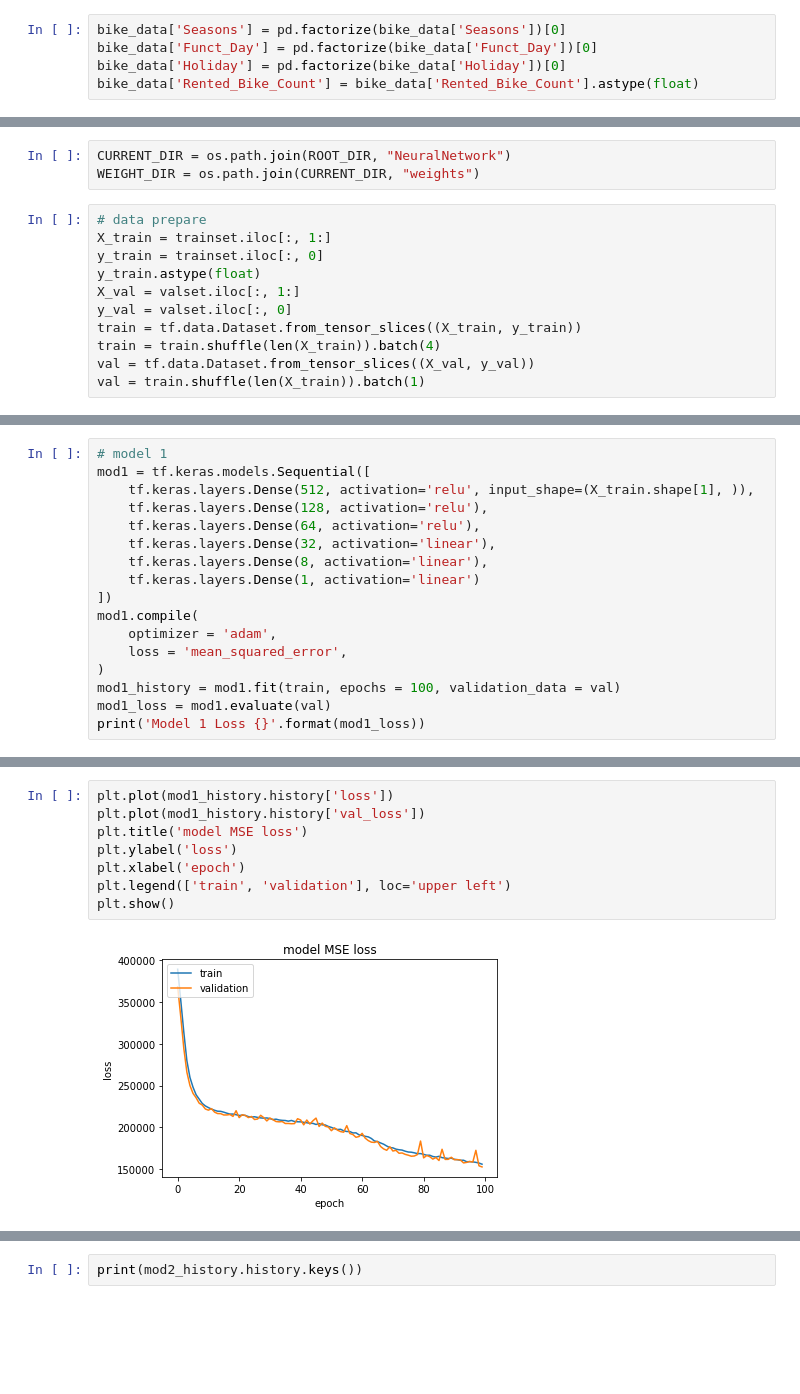
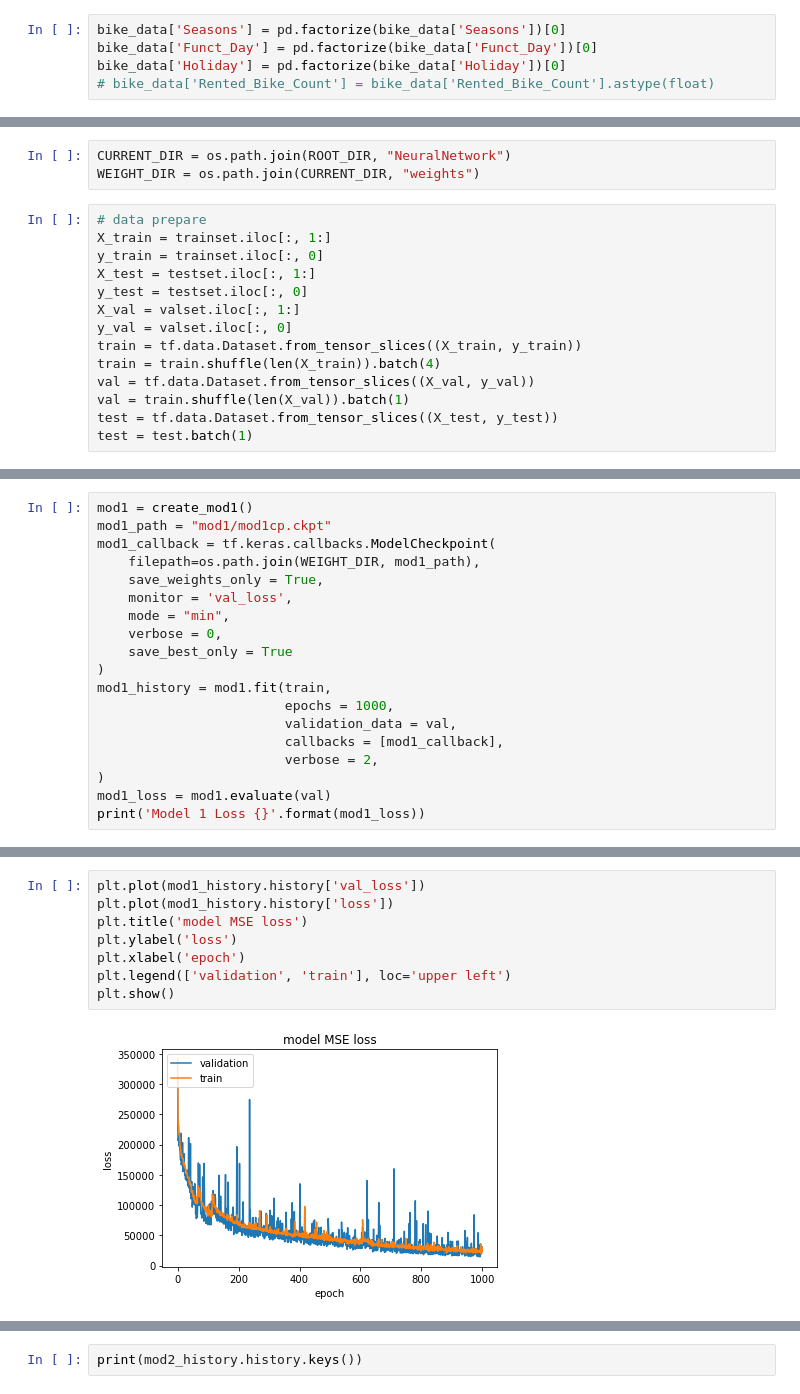
Before and after one commit to zwang0/finalproject_group13, a Jupyter notebook: NeuralNetwork/DeepNeuralNetwork.ipynb, the cells around one changed output, grey strips where cells are left out. Saved outputs shown, nothing was run; the diff lists cells and outputs as text; blank space fills up the shorter version.

```diff
--- a/NeuralNetwork/DeepNeuralNetwork.ipynb
+++ b/NeuralNetwork/DeepNeuralNetwork.ipynb
@@ -54,7 +55,7 @@ bike_data.head()
 bike_data['Seasons'] = pd.factorize(bike_data['Seasons'])[0]
 bike_data['Funct_Day'] = pd.factorize(bike_data['Funct_Day'])[0]
 bike_data['Holiday'] = pd.factorize(bike_data['Holiday'])[0]
-bike_data['Rented_Bike_Count'] = bike_data['Rented_Bike_Count'].astype(float)
+# bike_data['Rented_Bike_Count'] = bike_data['Rented_Bike_Count'].astype(float)
 # %%
 bike_data.head()
 # %% [output]
@@ -81,10 +82,13 @@ WEIGHT_DIR = os.path.join(CURRENT_DIR, "weights")
 # data prepare
 X_train = trainset.iloc[:, 1:]
 y_train = trainset.iloc[:, 0]
-y_train.astype(float)
+X_test = testset.iloc[:, 1:]
+y_test = testset.iloc[:, 0]
 X_val = valset.iloc[:, 1:]
 y_val = valset.iloc[:, 0]
 train = tf.data.Dataset.from_tensor_slices((X_train, y_train))
 train = train.shuffle(len(X_train)).batch(4)
 val = tf.data.Dataset.from_tensor_slices((X_val, y_val))
-val = train.shuffle(len(X_train)).batch(1)
+val = train.shuffle(len(X_val)).batch(1)
+test = tf.data.Dataset.from_tensor_slices((X_test, y_test))
+test = test.batch(1)
@@ -91,18 +114,20 @@ val = train.shuffle(len(X_train)).batch(1)
 # %%
-# model 1
-mod1 = tf.keras.models.Sequential([
-    tf.keras.layers.Dense(512, activation='relu', input_shape=(X_train.shape[1], )),
-    tf.keras.layers.Dense(128, activation='relu'),
-    tf.keras.layers.Dense(64, activation='relu'),
-    tf.keras.layers.Dense(32, activation='linear'),
-    tf.keras.layers.Dense(8, activation='linear'),
-    tf.keras.layers.Dense(1, activation='linear')
-])
-mod1.compile(
-    optimizer = 'adam',
-    loss = 'mean_squared_error',
+mod1 = create_mod1()
+mod1_path = "mod1/mod1cp.ckpt"
+mod1_callback = tf.keras.callbacks.ModelCheckpoint(
+    filepath=os.path.join(WEIGHT_DIR, mod1_path),
+    save_weights_only = True,
+    monitor = 'val_loss',
+    mode = "min",
+    verbose = 0,
+    save_best_only = True
 )
-mod1_history = mod1.fit(train, epochs = 100, validation_data = val)
+mod1_history = mod1.fit(train,
+                        epochs = 1000,
+                        validation_data = val,
+                        callbacks = [mod1_callback],
+                        verbose = 2,
+)
 mod1_loss = mod1.evaluate(val)
 print('Model 1 Loss {}'.format(mod1_loss))
 # %% [output]
@@ -130,10 +151,10 @@ dict_keys(['loss', 'val_loss'])
 # %%
+plt.plot(mod1_history.history['val_loss'])
 plt.plot(mod1_history.history['loss'])
-plt.plot(mod1_history.history['val_loss'])
 plt.title('model MSE loss')
 plt.ylabel('loss')
 plt.xlabel('epoch')
-plt.legend(['train', 'validation'], loc='upper left')
+plt.legend(['validation', 'train'], loc='upper left')
 plt.show()
 # %% [output]
-[figure, old version]
+[figure, new version]
```
Also changed, not shown: parts of 13 cells of this notebook, 4 other files.
